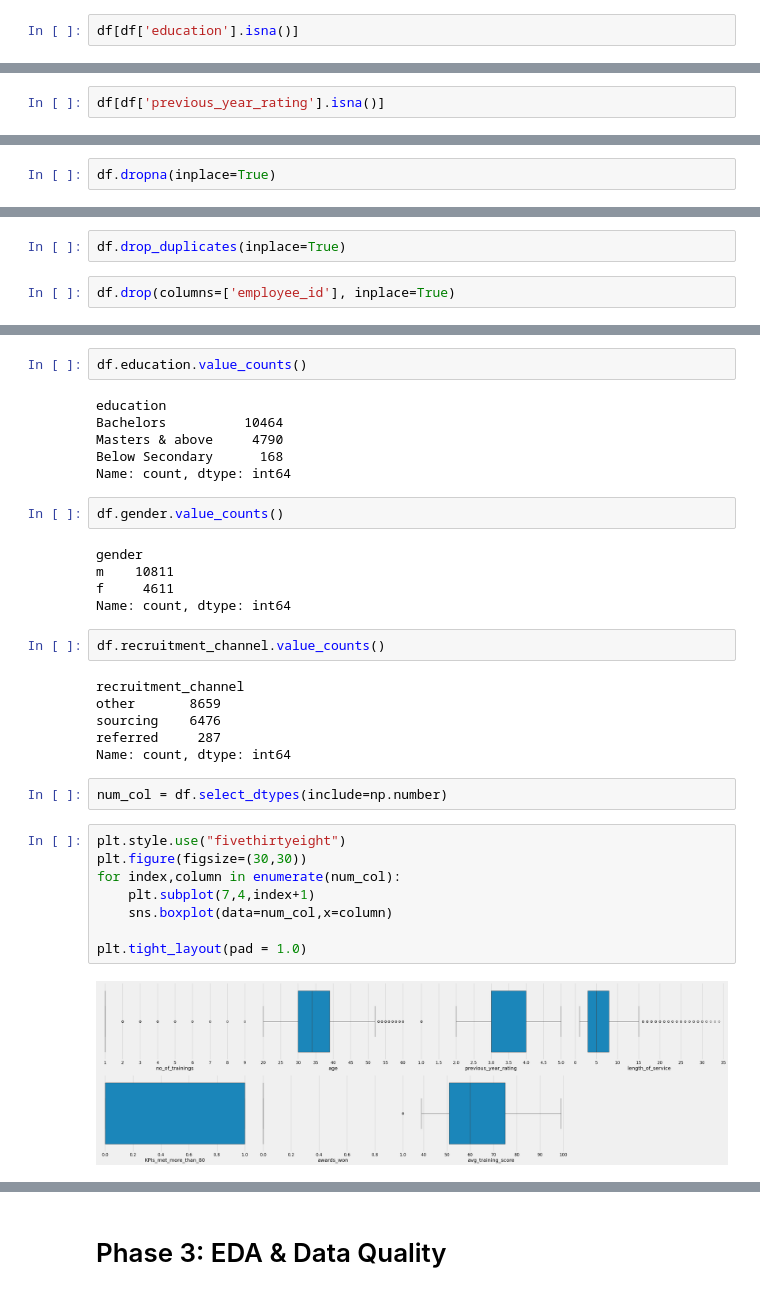
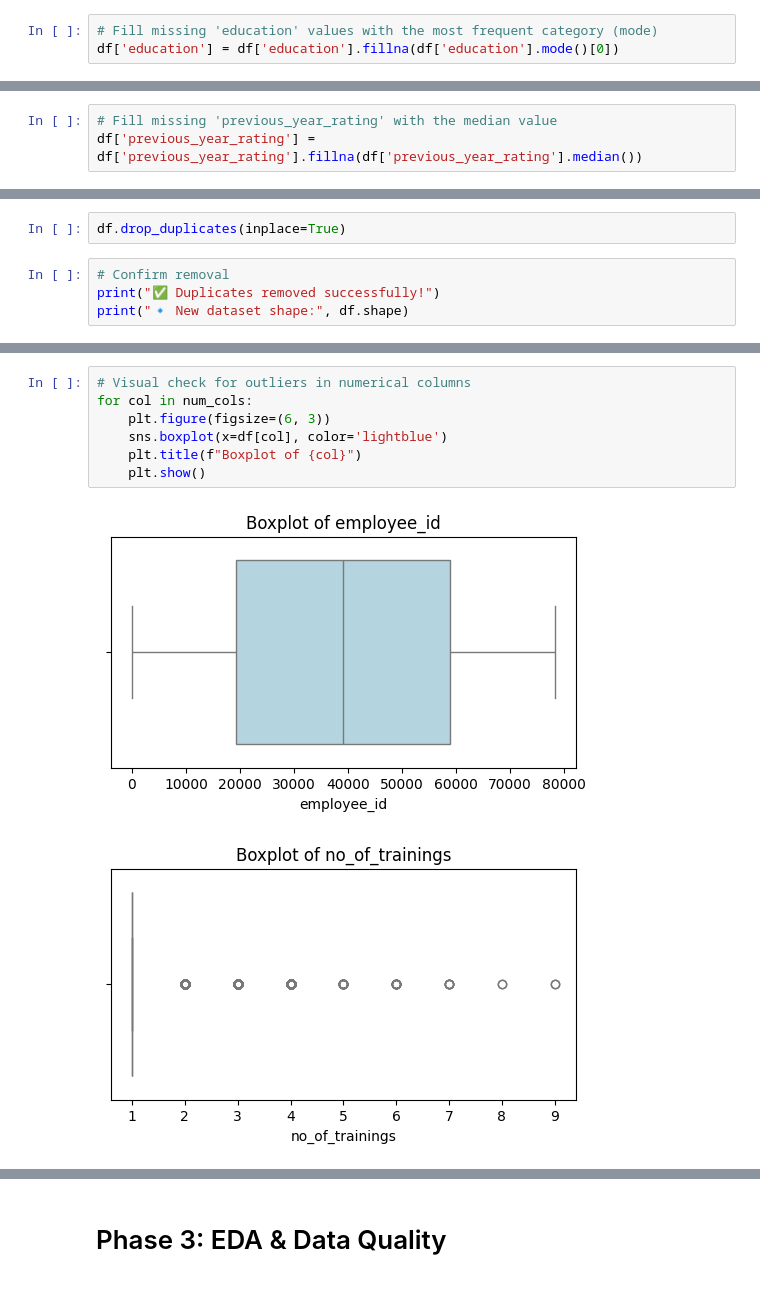
Before and after one commit to Melissiasamir/Employee-Segmentation-Clustering, a Jupyter notebook: Notebooks/notebook.ipynb, the cells around one changed output, grey strips where cells are left out. Drawn from its saved outputs; the diff is of its cells as text.

```diff
--- a/Notebooks/notebook.ipynb
+++ b/Notebooks/notebook.ipynb
@@ -206,4 +187,5 @@ dtype: int64
 # %% [markdown]
 Handle Missing Values
 # %%
-df[df['education'].isna()]
+# Fill missing 'education' values with the most frequent category (mode)
+df['education'] = df['education'].fillna(df['education'].mode()[0])
@@ -224,2 +192,3 @@ df[df['education'].isna()]
 # %%
-df[df['previous_year_rating'].isna()]
+# Fill missing 'previous_year_rating' with the median value
+df['previous_year_rating'] = df['previous_year_rating'].fillna(df['previous_year_rating'].median())
@@ -240,5 +195,3 @@ df[df['previous_year_rating'].isna()]
-# %%
-df.dropna(inplace=True)
 # %%
 # Verify that missing values are handled
 print("✅ Missing values after filling:")
@@ -284,4 +225,6 @@ duplicate
 # %%
 df.drop_duplicates(inplace=True)
 # %%
-df.drop(columns=['employee_id'], inplace=True)
+# Confirm removal
+print("✅ Duplicates removed successfully!")
+print("🔹 New dataset shape:", df.shape)
@@ -322,35 +234,10 @@ Name: count, dtype: int64
-# %%
-df.education.value_counts()
-# %% [output]
-education
-Bachelors          10464
-Masters & above     4790
-Below Secondary      168
-Name: count, dtype: int64
-# %%
-df.gender.value_counts()
-# %% [output]
-gender
-m    10811
-f     4611
-Name: count, dtype: int64
-# %%
-df.recruitment_channel.value_counts()
-# %% [output]
-recruitment_channel
-other       8659
-sourcing    6476
-referred     287
-Name: count, dtype: int64
-# %%
-num_col = df.select_dtypes(include=np.number)
 # %%
-plt.style.use("fivethirtyeight")
-plt.figure(figsize=(30,30))
-for index,column in enumerate(num_col):
-    plt.subplot(7,4,index+1)
-    sns.boxplot(data=num_col,x=column)
-
-plt.tight_layout(pad = 1.0)
+# Visual check for outliers in numerical columns
+for col in num_cols:
+    plt.figure(figsize=(6, 3))
+    sns.boxplot(x=df[col], color='lightblue')
+    plt.title(f"Boxplot of {col}")
+    plt.show()
 # %% [output]
-[figure, old version]
+[figure, new version]
+[figure, added]
```
Also changed, not shown: parts of 70 cells of this notebook, 1 other file.
